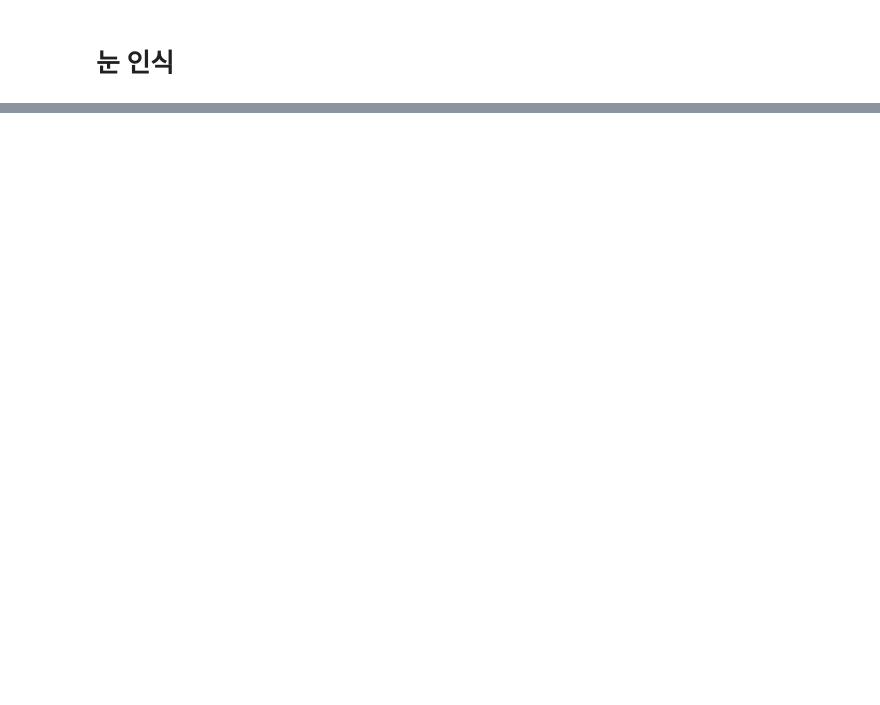
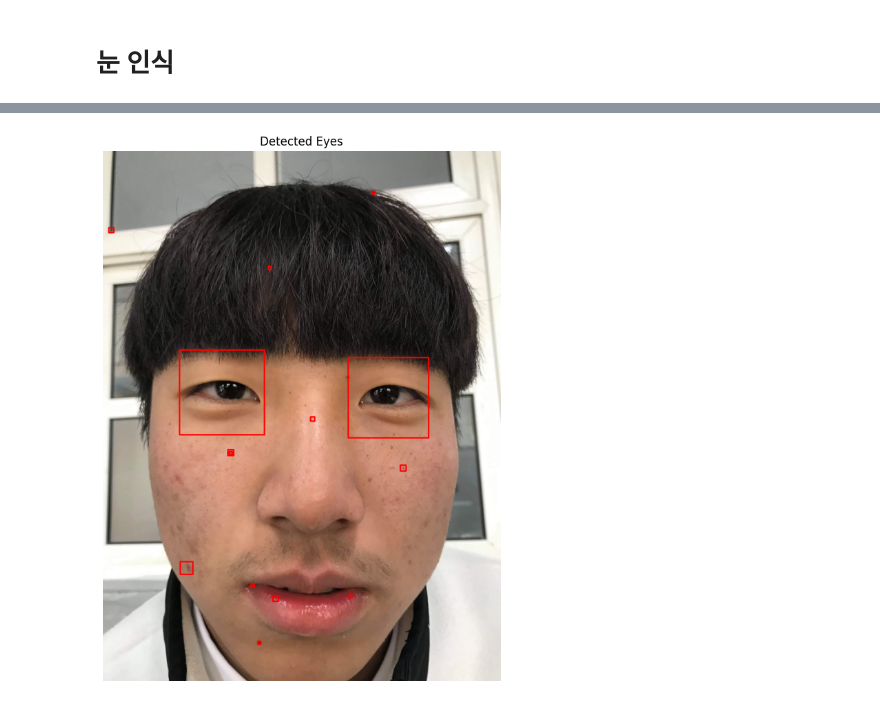
Before and after one commit to horolrolx/ai_visualization, a Jupyter notebook: day08/DAY8.ipynb, the cells around one changed output, grey strips where cells are left out. Drawn from its saved outputs; the diff is of its cells as text; code cells hidden in the pictures; blank space fills up the shorter version.

```diff
--- a/day08/DAY8.ipynb
+++ b/day08/DAY8.ipynb
@@ -224,0 +248,12 @@ eye_cascade = cv2.CascadeClassifier('haarcascade_eye.xml')
+# %%
+# BGR -> RGB로 변환
+face2_rgb = cv2.cvtColor(face2_bgr, cv2.COLOR_BGR2RGB)
+
+# 이미지 출력
+plt.figure(figsize=(10, 10))
+plt.imshow(face2_rgb)
+plt.title('Detected Eyes')
+plt.axis('off')
+plt.show()
+# %% [output]
+[figure, added]
```
Also changed, not shown: parts of 10 cells of this notebook, 2 other files.
